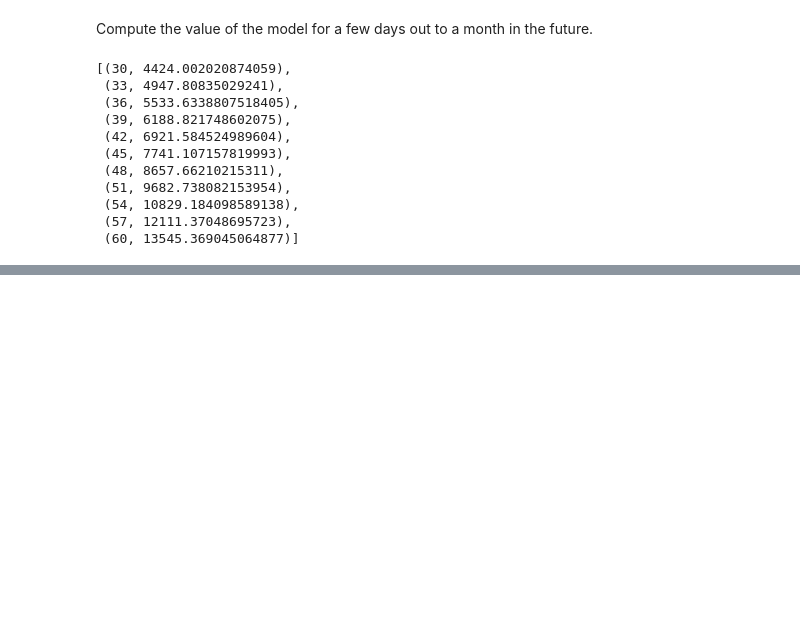
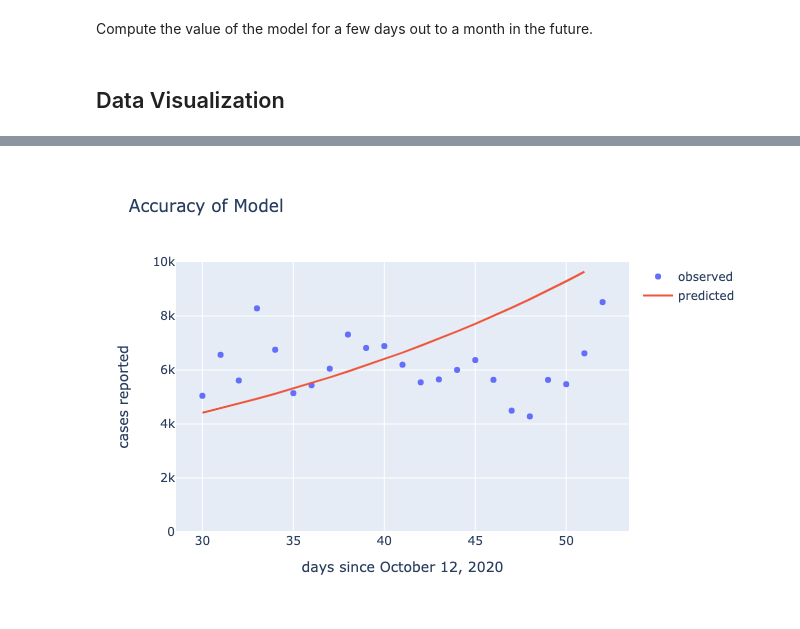
Before and after one commit to pjhinton/indiana-covid-exponential, a Jupyter notebook: IndianaExponential.ipynb, the cells around one changed output, grey strips where cells are left out. Drawn from its saved outputs; the diff is of its cells as text; code cells hidden in the pictures; blank space fills up the shorter version.

Commit message:
add data for Dec 3 and visualization to track model

```diff
--- a/IndianaExponential.ipynb
+++ b/IndianaExponential.ipynb
@@ -72,20 +82,52 @@ Notes:
 Now define a Python function that computes this model back in exponential form.
 # %%
 def mymodel(x):
-    return math.exp(0.0373 * x + 7.2758)
+    return math.exp(0.0372 * x + 7.2764)
 # %% [markdown]
 Compute the value of the model for a few days out to a month in the future.
 # %%
-[(i, mymodel(i)) for i in range(30, 61, 3)]
+(xpred, ypred) = (
+    [i for i in range(30, 52)],
+    [mymodel(i) for i in range(30, 52)]
+)
-# %% [output]
-[(30, 4424.002020874059),
- (33, 4947.80835029241),
- (36, 5533.6338807518405),
- (39, 6188.821748602075),
- (42, 6921.584524989604),
- (45, 7741.107157819993),
- (48, 8657.66210215311),
- (51, 9682.738082153954),
- (54, 10829.184098589138),
- (57, 12111.37048695723),
- (60, 13545.369045064877)]
+# %% [markdown]
+## Data Visualization
+# %%
+(xact, yact) = (
+    [i + 30 for i in range (24)],
+    [val[0] for val in daily_count[-23:].values]
+)
+# %%
+fig = go.Figure(
+    layout={
+        'title': 'Accuracy of Model',
+        'xaxis': {
+            'title': "days since October 12, 2020"
+        },
+        'yaxis': {
+            'title': 'cases reported',
+            'range': [0, 10000]
+        }
+    }
+)
+
+fig.add_trace(
+    go.Scatter(
+        x=xact,
+        y=yact,
+        mode='markers',
+        name='observed'
+    )
+)
+
+fig.add_trace(
+    go.Scatter(
+        x=xpred,
+        y=ypred,
+        mode='lines',
+        name='predicted'
+    )
+)
+
+fig.show()
+# %% [output]
@@ -91,0 +135 @@ Compute the value of the model for a few days out to a month in the future.
+[figure, added]
```
Also changed, not shown: parts of 9 cells of this notebook, 2 other files.
